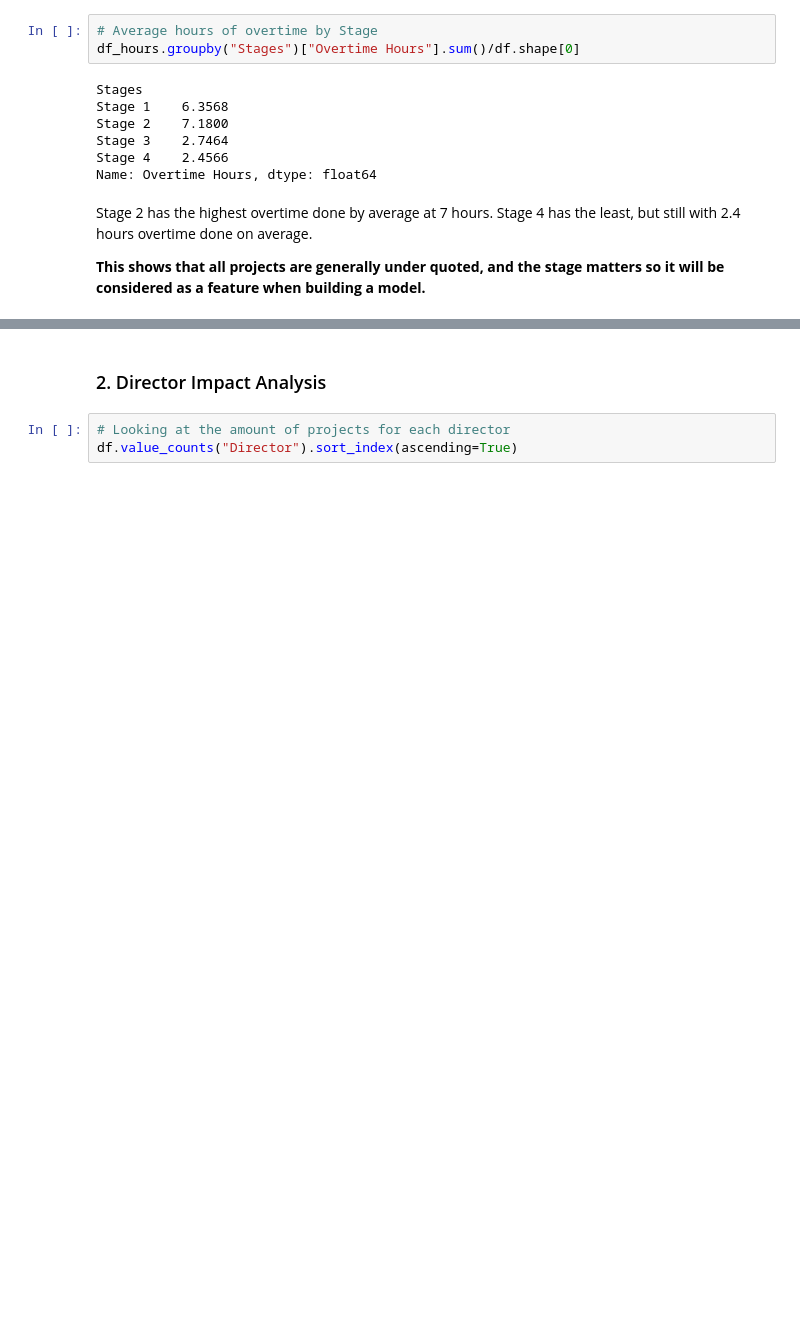
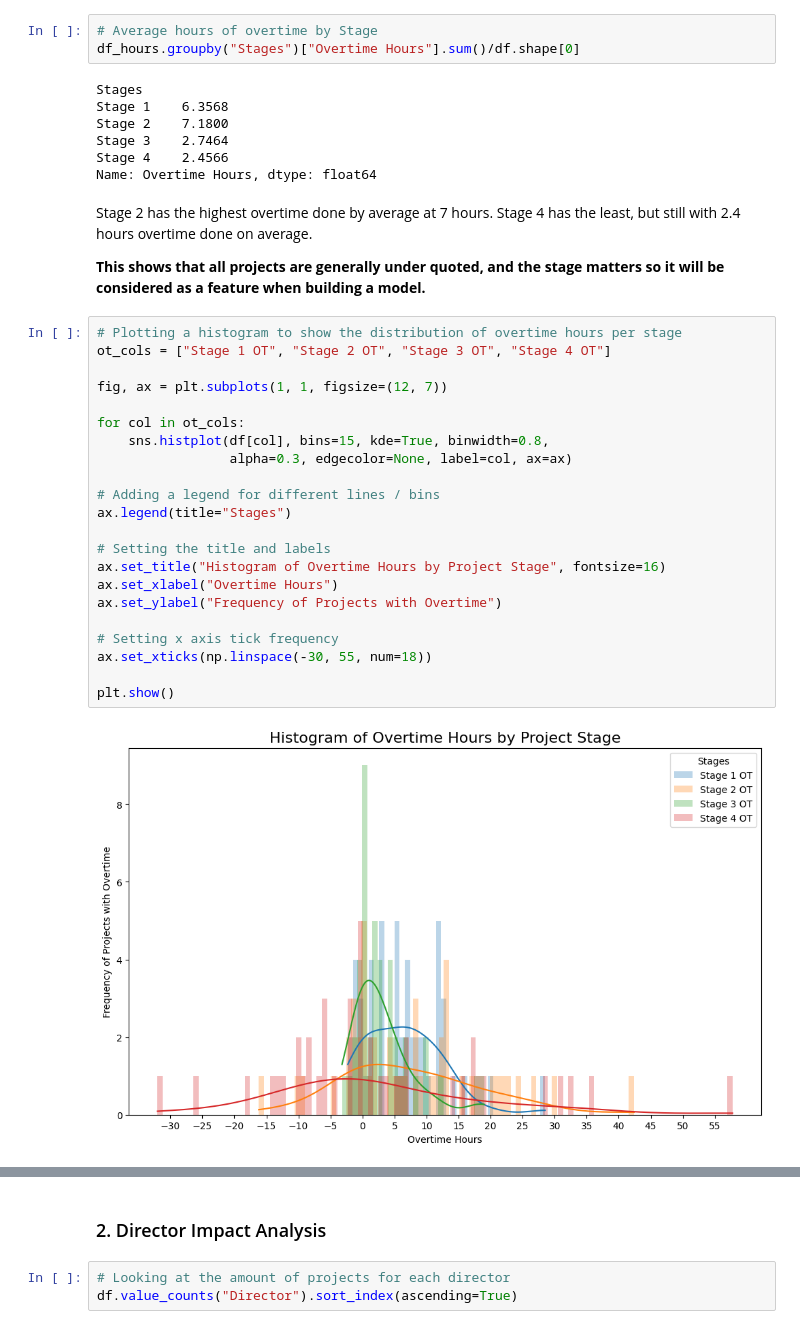
Before and after one commit to xiaoella/project_quotes, a Jupyter notebook: 1. EDA.ipynb, the cells around one changed output, grey strips where cells are left out. Saved outputs shown, nothing was run; the diff lists cells and outputs as text; blank space fills up the shorter version.

```diff
--- a/1. EDA.ipynb
+++ b/1. EDA.ipynb
@@ -257,3 +259,27 @@ Name: Overtime Hours, dtype: float64
 Stage 2 has the highest overtime done by average at 7 hours. Stage 4 has the least, but still with 2.4 hours overtime done on average.
 
 **This shows that all projects are generally under quoted, and the stage matters so it will be considered as a feature when building a model.**
+# %%
+# Plotting a histogram to show the distribution of overtime hours per stage
+ot_cols = ["Stage 1 OT", "Stage 2 OT", "Stage 3 OT", "Stage 4 OT"]
+
+fig, ax = plt.subplots(1, 1, figsize=(12, 7))
+
+for col in ot_cols:
+    sns.histplot(df[col], bins=15, kde=True, binwidth=0.8,
+                 alpha=0.3, edgecolor=None, label=col, ax=ax)
+
+# Adding a legend for different lines / bins
+ax.legend(title="Stages")
+
+# Setting the title and labels
+ax.set_title("Histogram of Overtime Hours by Project Stage", fontsize=16)
+ax.set_xlabel("Overtime Hours")
+ax.set_ylabel("Frequency of Projects with Overtime")
+
+# Setting x axis tick frequency
+ax.set_xticks(np.linspace(-30, 55, num=18))
+
+plt.show()
+# %% [output]
+[figure, added]
```
Also changed, not shown: parts of 9 cells of this notebook, 6 other files.
